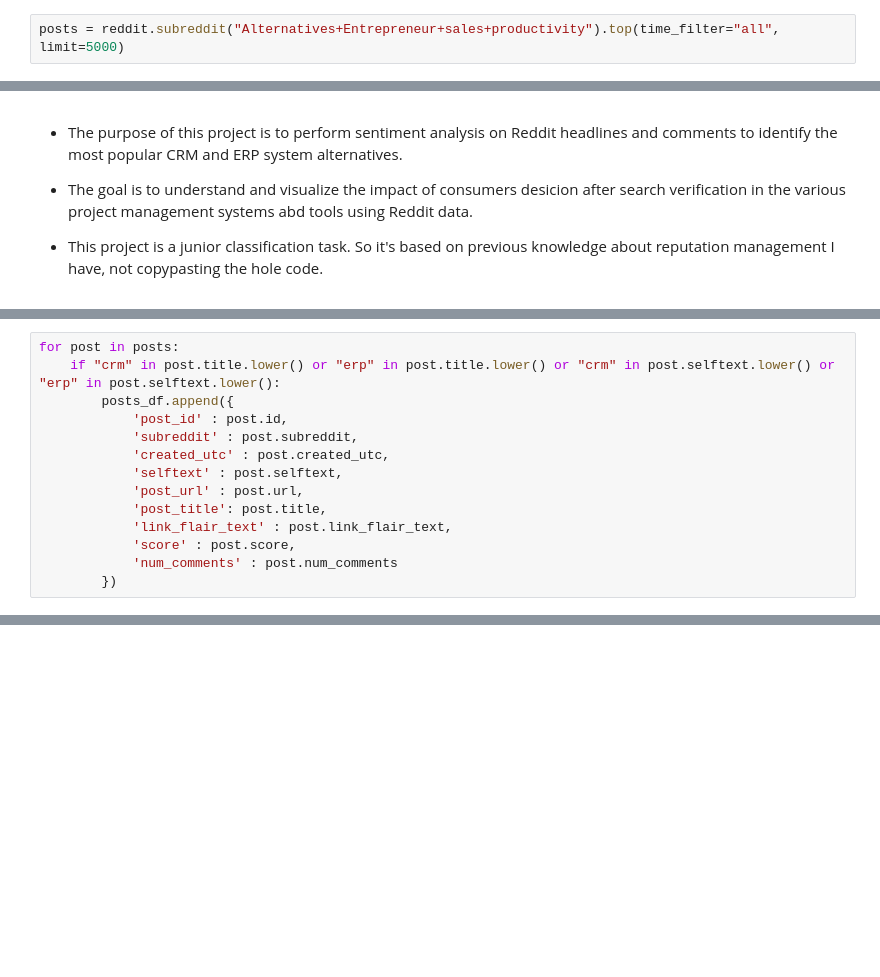
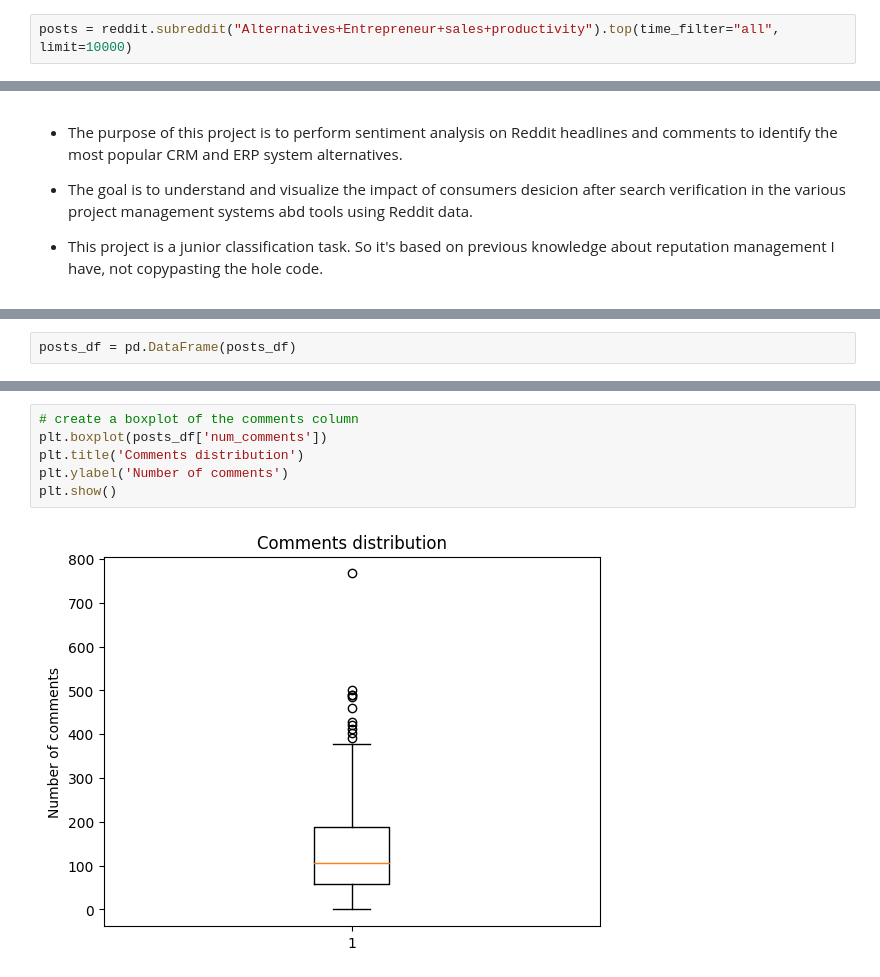
Before and after one commit to baranouskiart/reddit_sentiment, a Jupyter notebook: reddit_sentiment_analysis.ipynb, the cells around one changed output, grey strips where cells are left out. Drawn from its saved outputs; the diff is of its cells as text; blank space fills up the shorter version.

```diff
--- a/reddit_sentiment_analysis.ipynb
+++ b/reddit_sentiment_analysis.ipynb
@@ -40,5 +46,5 @@ reddit = praw.Reddit(
 # %%
-posts = reddit.subreddit("Alternatives+Entrepreneur+sales+productivity").top(time_filter="all", limit=5000)
+posts = reddit.subreddit("Alternatives+Entrepreneur+sales+productivity").top(time_filter="all", limit=10000)
 # %%
   posts_df = []
 # %% [markdown]
@@ -76,14 +94,0 @@ IndentationError: ignored
-# %%
-for post in posts:
-    if "crm" in post.title.lower() or "erp" in post.title.lower() or "crm" in post.selftext.lower() or "erp" in post.selftext.lower():
-        posts_df.append({
-            'post_id' : post.id,
-            'subreddit' : post.subreddit,
-            'created_utc' : post.created_utc,
-            'selftext' : post.selftext,
-            'post_url' : post.url,
-            'post_title': post.title,
-            'link_flair_text' : post.link_flair_text,
-            'score' : post.score,
-            'num_comments' : post.num_comments
-        })
@@ -107,0 +95,2 @@ See https://praw.readthedocs.io/en/latest/getting_started/multiple_instances.htm
+# %%
+posts_df = pd.DataFrame(posts_df)
@@ -107,0 +157,8 @@ See https://praw.readthedocs.io/en/latest/getting_started/multiple_instances.htm
+# %%
+# create a boxplot of the comments column
+plt.boxplot(posts_df['num_comments'])
+plt.title('Comments distribution')
+plt.ylabel('Number of comments')
+plt.show()
+# %% [output]
+[figure, added]
```
Also changed, not shown: parts of 12 cells of this notebook.
